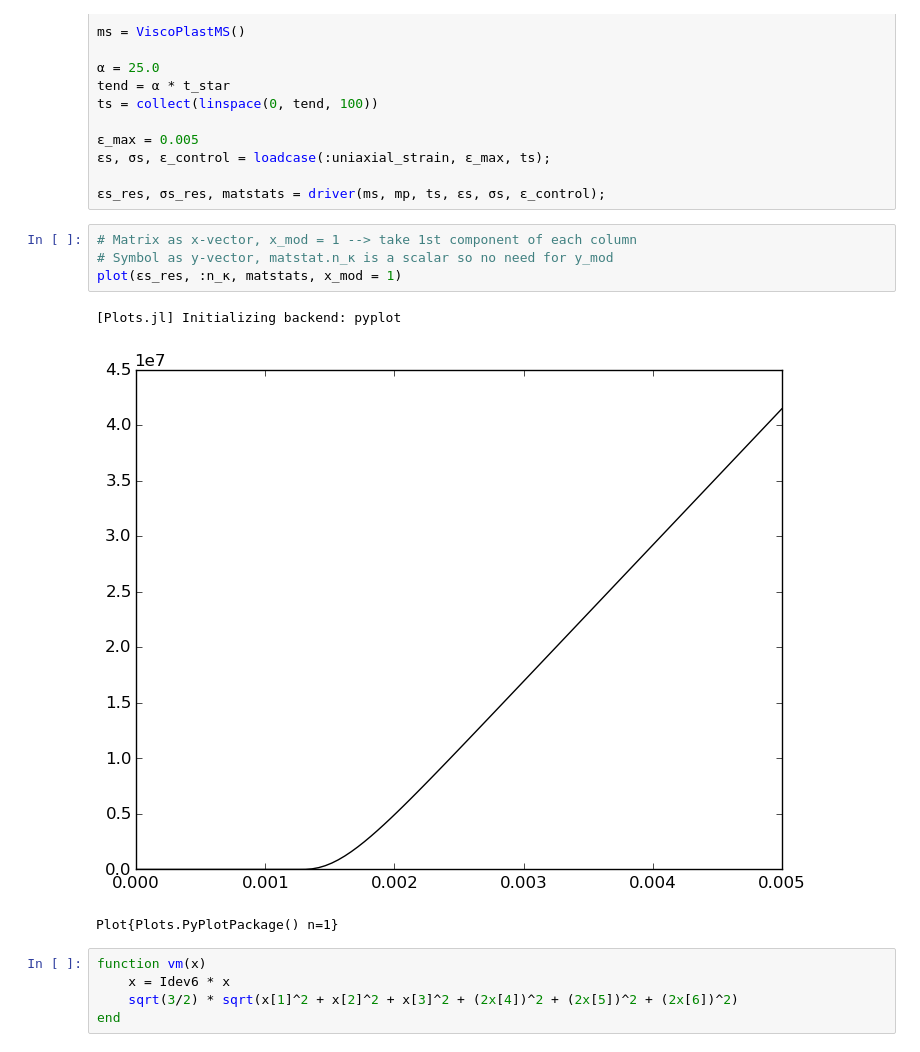
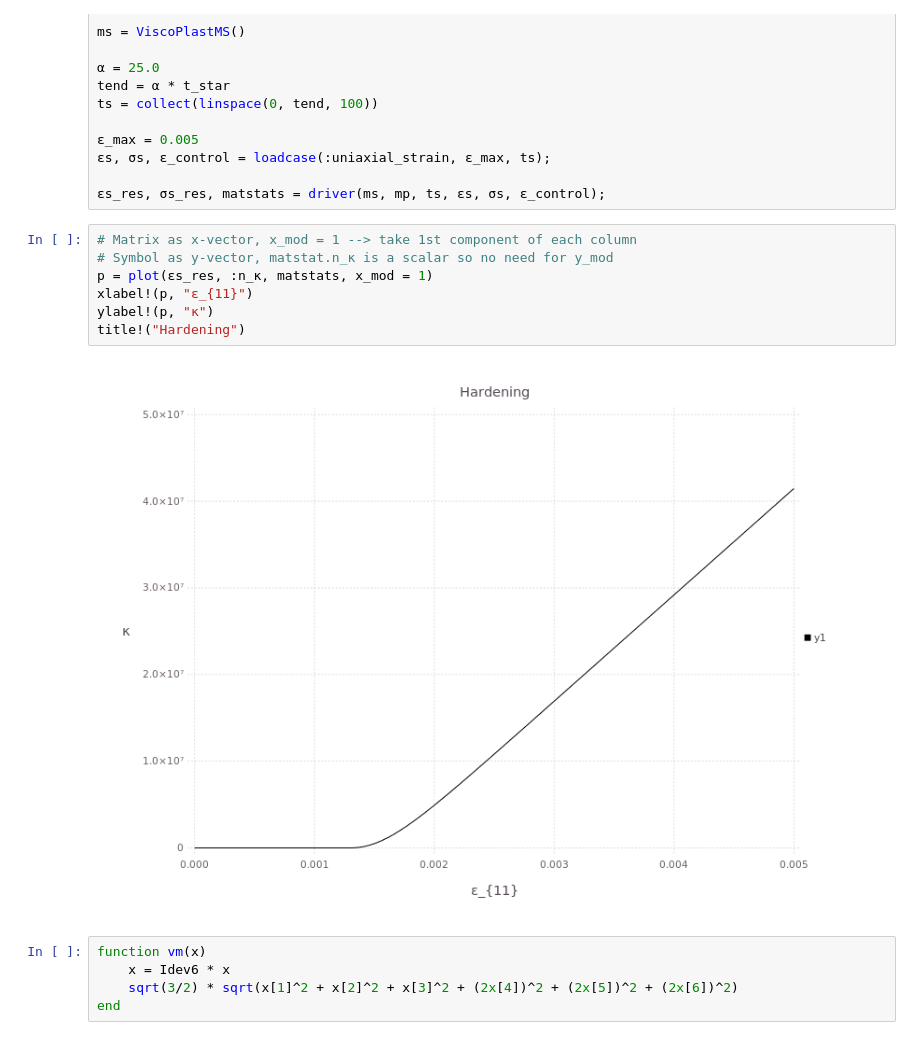
Before and after one commit to KristofferC/ConstLab.jl, a Jupyter notebook: examples/plotting.jl.ipynb, the cells around one changed output. Saved outputs shown, nothing was run; the diff lists cells and outputs as text.

```diff
--- a/examples/plotting.jl.ipynb
+++ b/examples/plotting.jl.ipynb
@@ -28,11 +28,12 @@ ts = collect(linspace(0, tend, 100))
 # %%
 # Matrix as x-vector, x_mod = 1 --> take 1st component of each column
 # Symbol as y-vector, matstat.n_κ is a scalar so no need for y_mod
-plot(εs_res, :n_κ, matstats, x_mod = 1)
+p = plot(εs_res, :n_κ, matstats, x_mod = 1)
+xlabel!(p, "ɛ_{11}")
+ylabel!(p, "κ")
+title!("Hardening")
 # %% [output]
-[Plots.jl] Initializing backend: pyplot
-[figure, old version]
+[figure, new version]
-Plot{Plots.PyPlotPackage() n=1}
 # %%
 function vm(x)
     x = Idev6 * x
```
Also changed, not shown: parts of 3 cells of this notebook, 2 other files.
